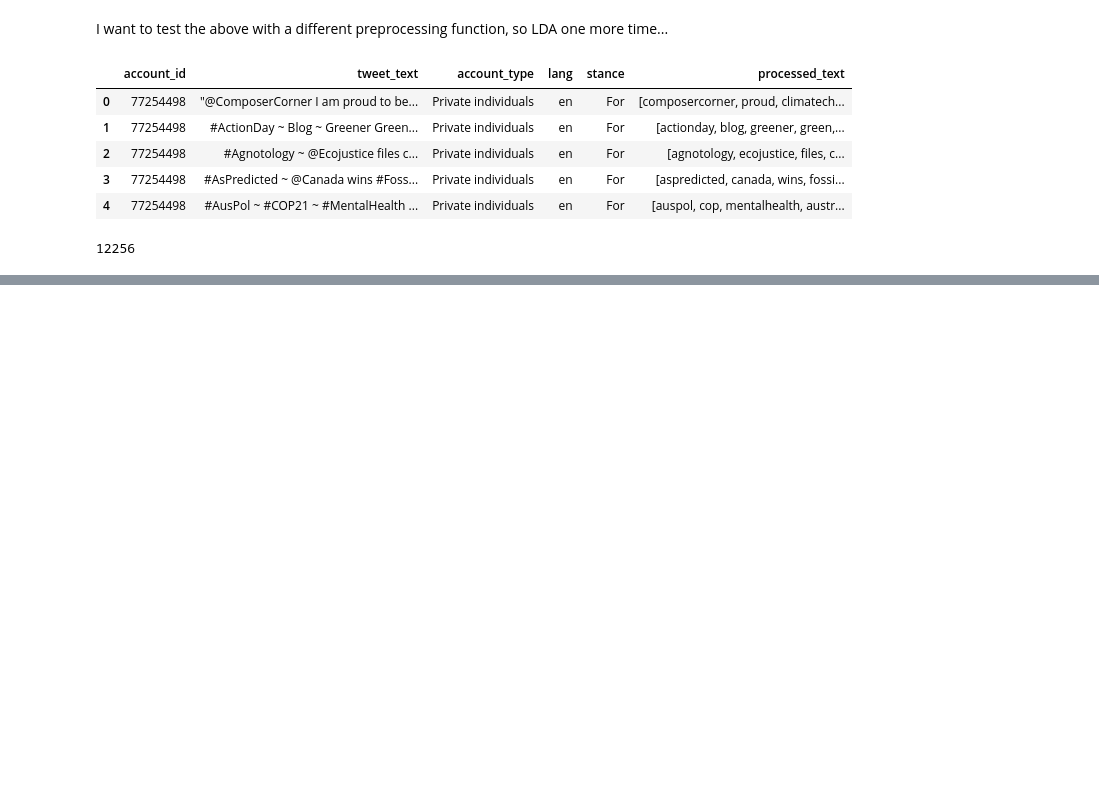
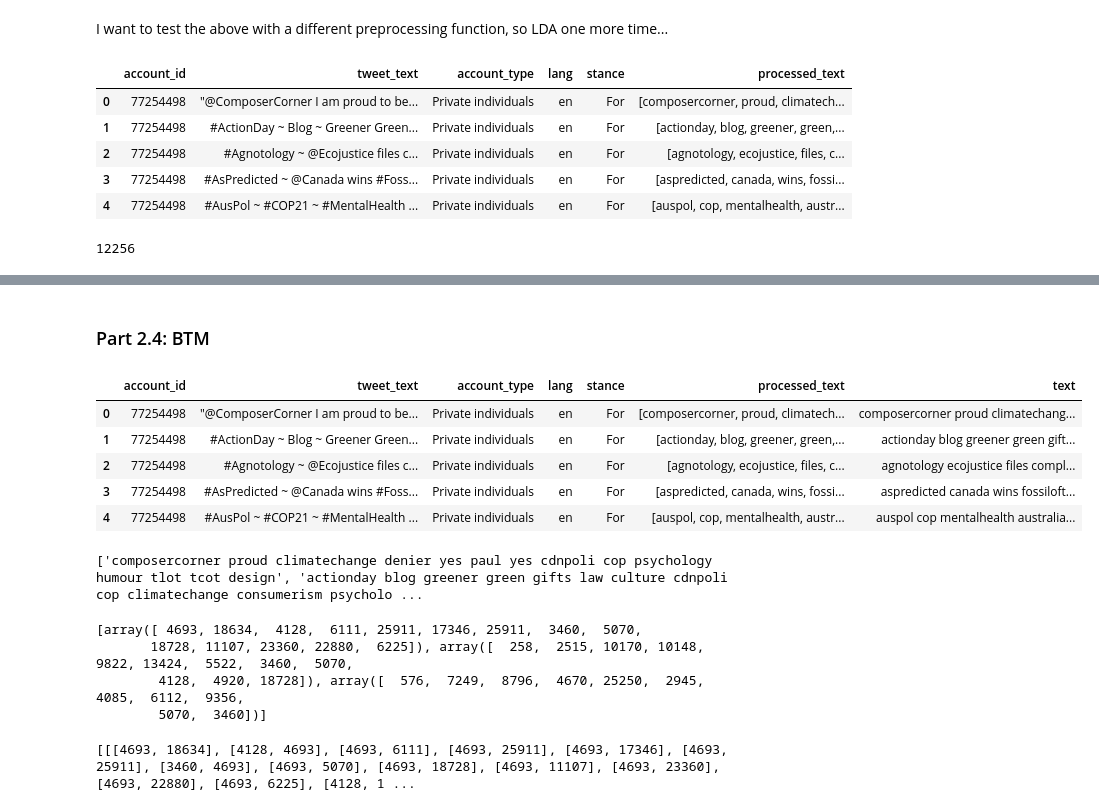
Before and after one commit to vaughankraska/social_data_mining, a Jupyter notebook: src/sdm/lab_scripts/text_analysis/data_driven_task2.ipynb, the cells around one changed output, grey strips where cells are left out. Drawn from its saved outputs; the diff is of its cells as text; code cells hidden in the pictures; blank space fills up the shorter version.

```diff
--- a/src/sdm/lab_scripts/text_analysis/data_driven_task2.ipynb
+++ b/src/sdm/lab_scripts/text_analysis/data_driven_task2.ipynb
@@ -157,3 +157,5 @@ test_lda_vis = gensimvis.prepare(test_lda_model, test_corpus, test_dictionary)
 pyLDAvis.display(test_lda_vis)
 # %% [output]
 [interactive output not drawn]
+# %% [markdown]
+### Part 2.4: BTM
@@ -159,0 +165,16 @@ pyLDAvis.display(test_lda_vis)
+# %%
+test_df["text"] = test_df["processed_text"].apply(lambda x: " ".join(x))
+
+test_df.head()
+# %% [output]
+|  | account_id | tweet_text | account_type | lang | stance | processed_text | text |
+| 0 | 77254498 | "@ComposerCorner I am proud to be... | Private individuals | en | For | [composercorner, proud, climatech... | composercorner proud climatechang... |
+| 1 | 77254498 | #ActionDay ~ Blog ~ Greener Green... | Private individuals | en | For | [actionday, blog, greener, green,... | actionday blog greener green gift... |
+| 2 | 77254498 | #Agnotology ~ @Ecojustice files c... | Private individuals | en | For | [agnotology, ecojustice, files, c... | agnotology ecojustice files compl... |
+| 3 | 77254498 | #AsPredicted ~ @Canada wins #Foss... | Private individuals | en | For | [aspredicted, canada, wins, fossi... | aspredicted canada wins fossiloft... |
+| 4 | 77254498 | #AusPol ~ #COP21 ~ #MentalHealth ... | Private individuals | en | For | [auspol, cop, mentalhealth, austr... | auspol cop mentalhealth australia... |
+# %%
+texts = test_df["text"].str.strip().to_list()
+print(texts[:3])
+# %% [output]
+['composercorner proud climatechange denier yes paul yes cdnpoli cop psychology humour tlot tcot design', 'actionday blog greener green gifts law culture cdnpoli cop climatechange consumerism psycholo ...
@@ -159,0 +187,15 @@ pyLDAvis.display(test_lda_vis)
+# %%
+docs_vec = btm.get_vectorized_docs(texts, vocabulary)
+
+print(docs_vec[:3])
+# %% [output]
+[array([ 4693, 18634,  4128,  6111, 25911, 17346, 25911,  3460,  5070,
+       18728, 11107, 23360, 22880,  6225]), array([  258,  2515, 10170, 10148,  9822, 13424,  5522,  3460,  5070,
+        4128,  4920, 18728]), array([  576,  7249,  8796,  4670, 25250,  2945,  4085,  6112,  9356,
+        5070,  3460])]
+# %%
+biterms = btm.get_biterms(docs_vec)
+
+print(biterms[:3])
+# %% [output]
+[[[4693, 18634], [4128, 4693], [4693, 6111], [4693, 25911], [4693, 17346], [4693, 25911], [3460, 4693], [4693, 5070], [4693, 18728], [4693, 11107], [4693, 23360], [4693, 22880], [4693, 6225], [4128, 1 ...
```
Also changed, not shown: parts of 7 cells of this notebook, 1 other file.
